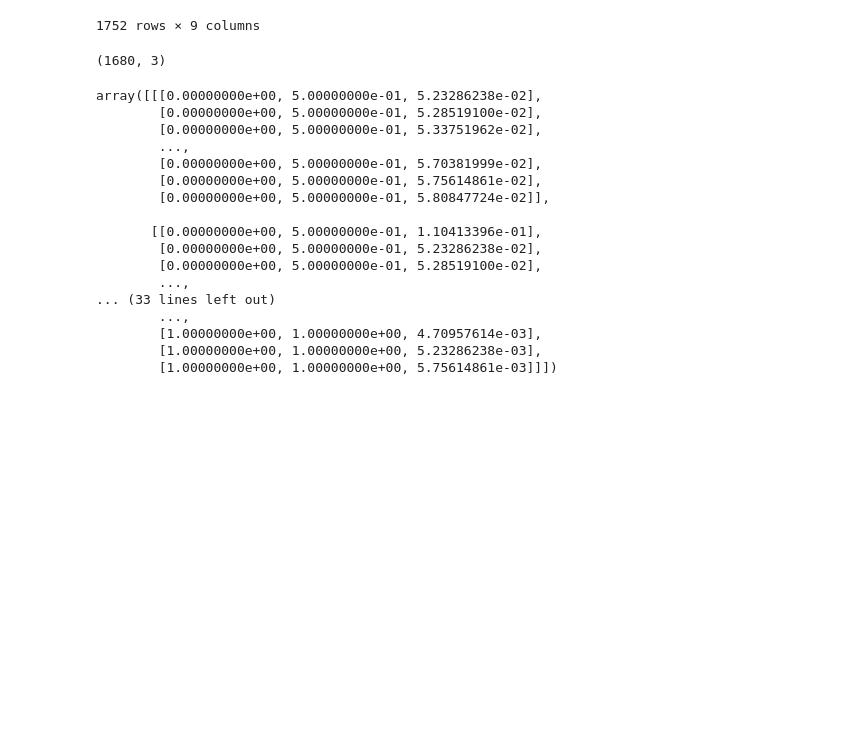
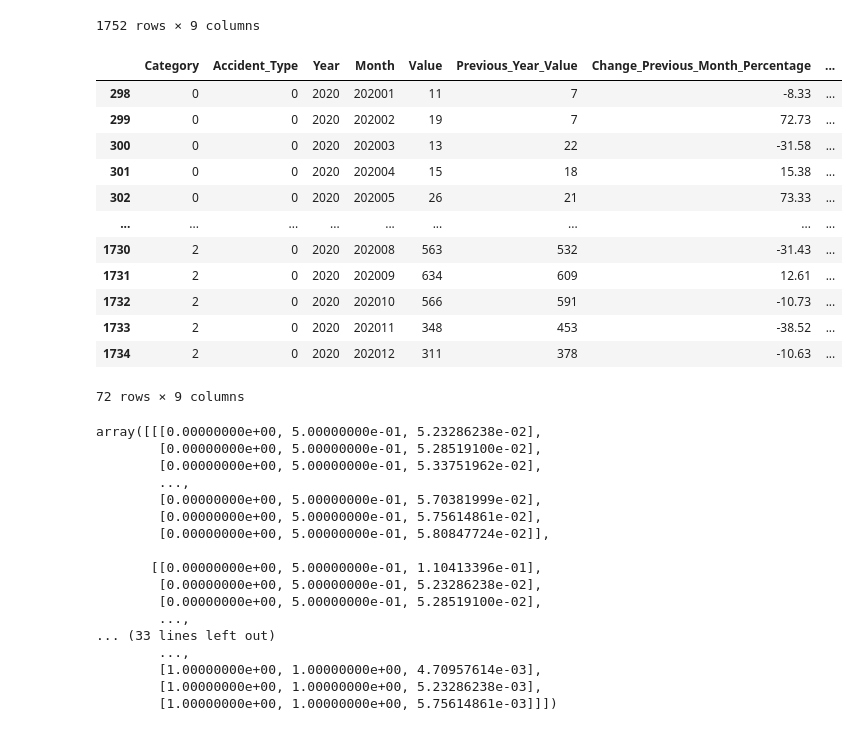
Before and after one commit to victorknox/DPS-AI, a Jupyter notebook: model.ipynb, the cells around one changed output. Drawn from its saved outputs; the diff is of its cells as text; code cells hidden in the pictures; blank space fills up the shorter version.

```diff
--- a/main.ipynb
+++ b/model.ipynb
@@ -264,9 +259,21 @@ Y_train_data = Y_scaler.fit_transform(accidents_train[['Value']])
 
 X_vali_data = X_scaler.transform(accidents_vali[['Category', 'Accident_Type', 'Month']])
 Y_vali_data = Y_scaler.transform(accidents_vali[['Value']])
-# %%
-X_train_data.shape
-# %% [output]
-(1680, 3)
+# %%
+accidents_vali
+# %% [output]
+|  | Category | Accident_Type | Year | Month | Value | Previous_Year_Value | Change_Previous_Month_Percentage | ... |
+| 298 | 0 | 0 | 2020 | 202001 | 11 | 7 | -8.33 | ... |
+| 299 | 0 | 0 | 2020 | 202002 | 19 | 7 | 72.73 | ... |
+| 300 | 0 | 0 | 2020 | 202003 | 13 | 22 | -31.58 | ... |
+| 301 | 0 | 0 | 2020 | 202004 | 15 | 18 | 15.38 | ... |
+| 302 | 0 | 0 | 2020 | 202005 | 26 | 21 | 73.33 | ... |
+| ... | ... | ... | ... | ... | ... | ... | ... | ... |
+| 1730 | 2 | 0 | 2020 | 202008 | 563 | 532 | -31.43 | ... |
+| 1731 | 2 | 0 | 2020 | 202009 | 634 | 609 | 12.61 | ... |
+| 1732 | 2 | 0 | 2020 | 202010 | 566 | 591 | -10.73 | ... |
+| 1733 | 2 | 0 | 2020 | 202011 | 348 | 453 | -38.52 | ... |
+| 1734 | 2 | 0 | 2020 | 202012 | 311 | 378 | -10.63 | ... |
+72 rows × 9 columns
 # %%
 hist_window = 12
```
Also changed, not shown: parts of 19 cells of this notebook, 1 other file.
